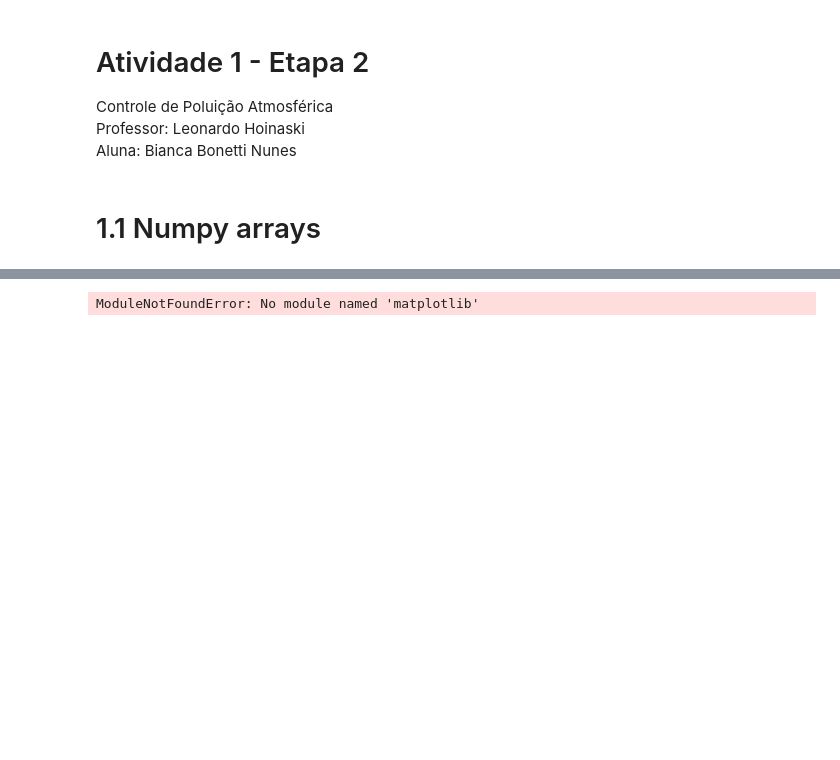
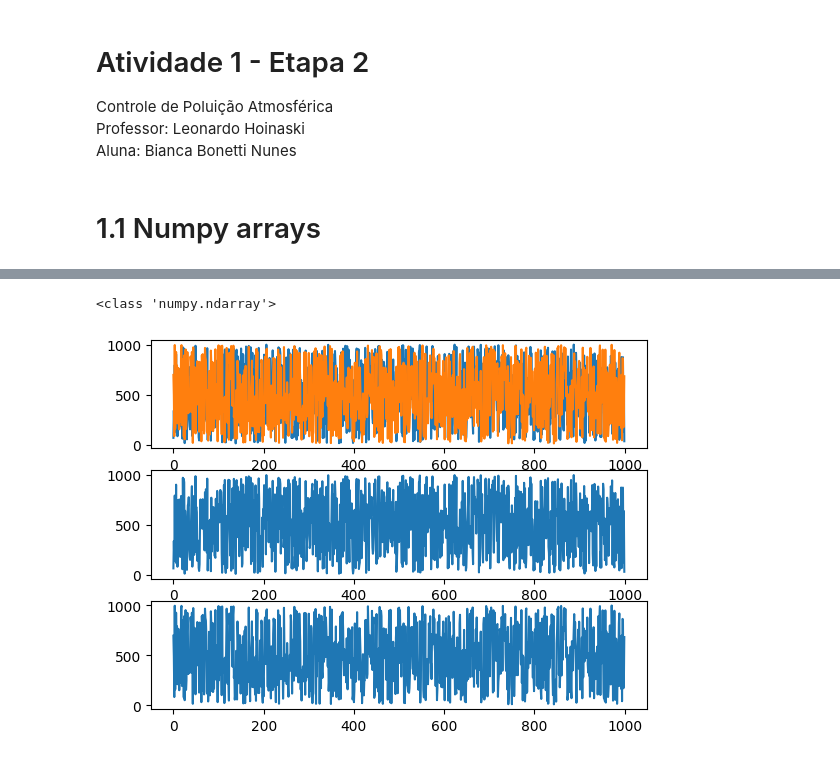
Before and after one commit to Bianca-bonetti/controledepoluicaoatm, a Jupyter notebook: Atividade1_Etapa2.ipynb, the cells around one changed output, grey strips where cells are left out. Drawn from its saved outputs; the diff is of its cells as text; code cells hidden in the pictures; blank space fills up the shorter version.

```diff
--- a/Atividade1_Etapa2.ipynb
+++ b/Atividade1_Etapa2.ipynb
@@ -53,4 +53,11 @@ print(data[0:10])
 # %%
 import matplotlib.pyplot as plt #comando que vai plotar dados em um gráfico
+
+fig, ax = plt.subplots(3) #criar 3 graficos onde vai plotar os dados
+ax[0].plot(data) #plotar todos os dados da matriz
+ax[1].plot(data[:,0]) #plotar todos os dados da primeira coluna
+ax[2].plot(data[:,1])#plotar dados da segunda coluna
+print(type(data))
 # %% [output]
-ModuleNotFoundError: No module named 'matplotlib'
+<class 'numpy.ndarray'>
+[figure, added]
```
Also changed, not shown: parts of 24 cells of this notebook, 13 other files.
